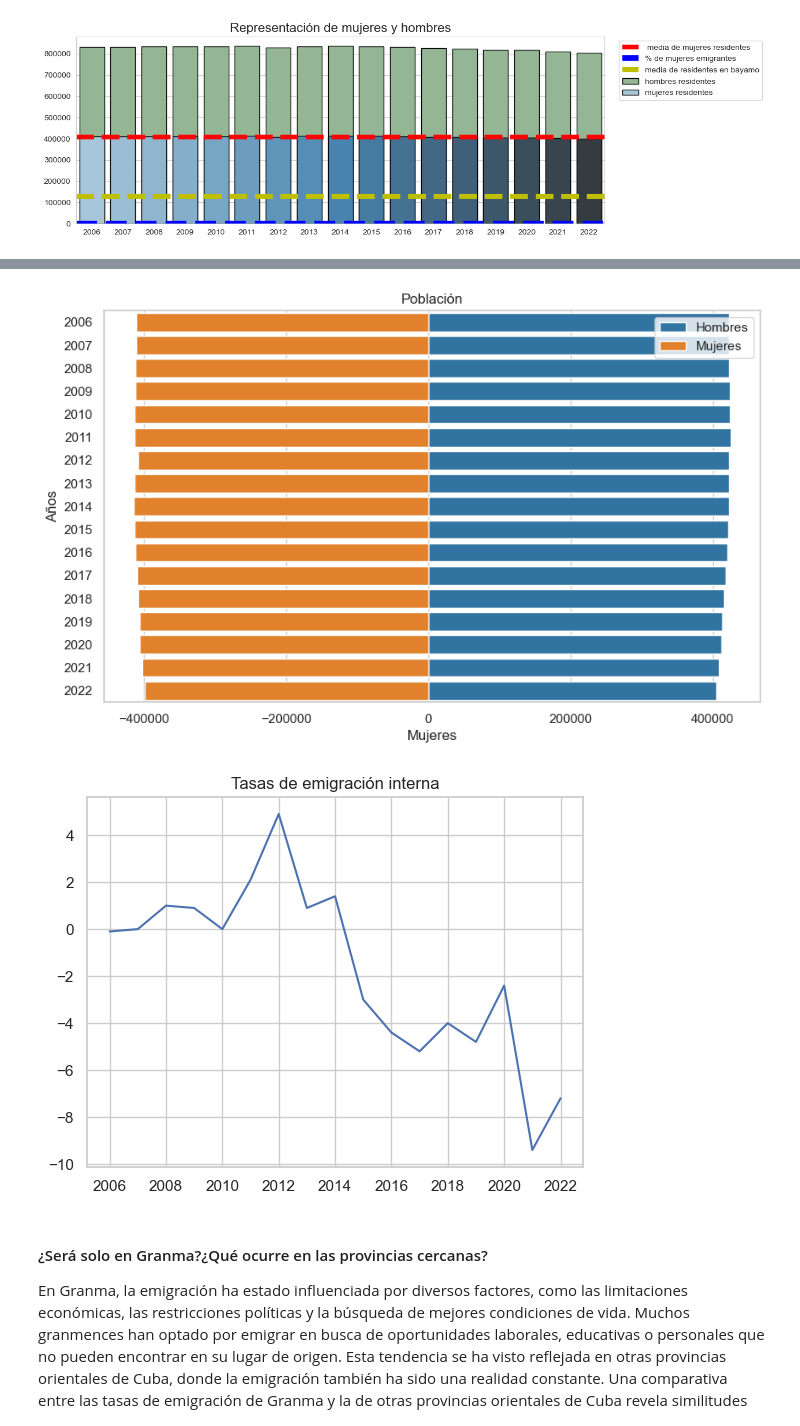
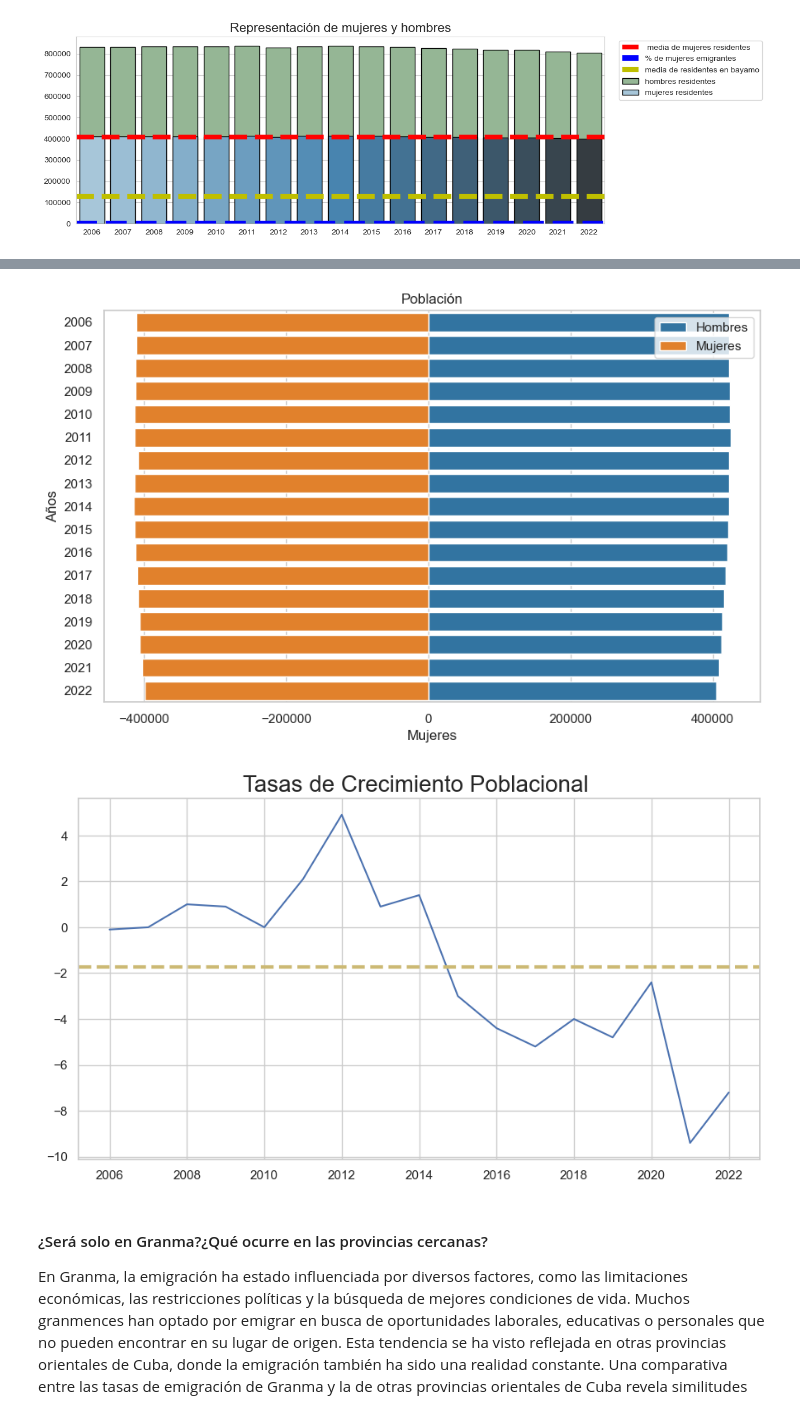
Before and after one commit to ALbertE03/ALbertICD, a Jupyter notebook: Proyecto Final de ICD/ICD.ipynb, the cells around one changed output, grey strips where cells are left out. Drawn from its saved outputs; the diff is of its cells as text; code cells hidden in the pictures.

```diff
--- a/Proyecto Final de ICD/ICD.ipynb
+++ b/Proyecto Final de ICD/ICD.ipynb
@@ -203,45 +206,47 @@ Granma al tener
 # %%
 tc = granma['tasaCrecimiento']
+tcm=np.array(tc.copy()).mean()
 
 #listas de hombres y mujeres
-m=listaM.T.sum(axis=1)
-h=listaH.T.sum(axis=1)
+m = listaM.T.sum(axis = 1)
+h = listaH.T.sum(axis = 1)
 
 # Crear el DataFrame
 data = {
     'Años': ['2006', '2007', '2008', '2009', '2010', '2011','2012','2013','2014',
                   '2015','2016','2017','2018','2019','2020','2021','2022'],
     'Hombres': h,
     'Mujeres': m
 }
 
 df = pd.DataFrame(data)
 
-
 # Configurar el estilo y colores de la pirámide
 sns.set(style="whitegrid")
 colors = ["#1f77b4", "#ff7f0e"]  # Azul para hombres, naranja para mujeres
 
 plt.figure(figsize=(10, 6))
 
-# Dibujar dos gráficos de barras horizontales, uno para hombres y otro para mujeres
-bar1 = sns.barplot(x='Hombres', y='Años', data=df, color=colors[0], label='Hombres')
-bar2 = sns.barplot(x=-df['Mujeres'], y='Años', data=df, color=colors[1], label='Mujeres')
+# graficar dos gráficos de barras horizontales, uno para hombres y otro para mujeres
+bar1 = sns.barplot(x = 'Hombres', y = 'Años', data = df, color = colors[0], label = 'Hombres')
+bar2 = sns.barplot( x= -df['Mujeres'], y = 'Años', data = df, color = colors[1], label = 'Mujeres')
 
 
 # Ajustar la visualización de la pirámide
 plt.ylabel("Años")
 plt.title("Población")
 plt.legend()
 plt.show()
 
-
+fig = plt.subplots(figsize=(9,5))
 plt.plot([x for x in granma['años']if x >= 2006],tc)
-plt.title("Tasas de emigración interna")
+plt.tight_layout()
+plt.axhline(y = tcm, color = 'y', linestyle = '--', linewidth = 3,label = "media")
+plt.title("Tasas de Crecimiento Poblacional ",fontsize = 20)
 plt.show()
 # %% [output]
 [figure]
-[figure, old version]
+[figure, new version]
 # %% [markdown]
 #### ¿Será solo en Granma?¿Qué ocurre en las provincias cercanas?
 
```
Also changed, not shown: parts of 1 cell of this notebook, 2 other files.
